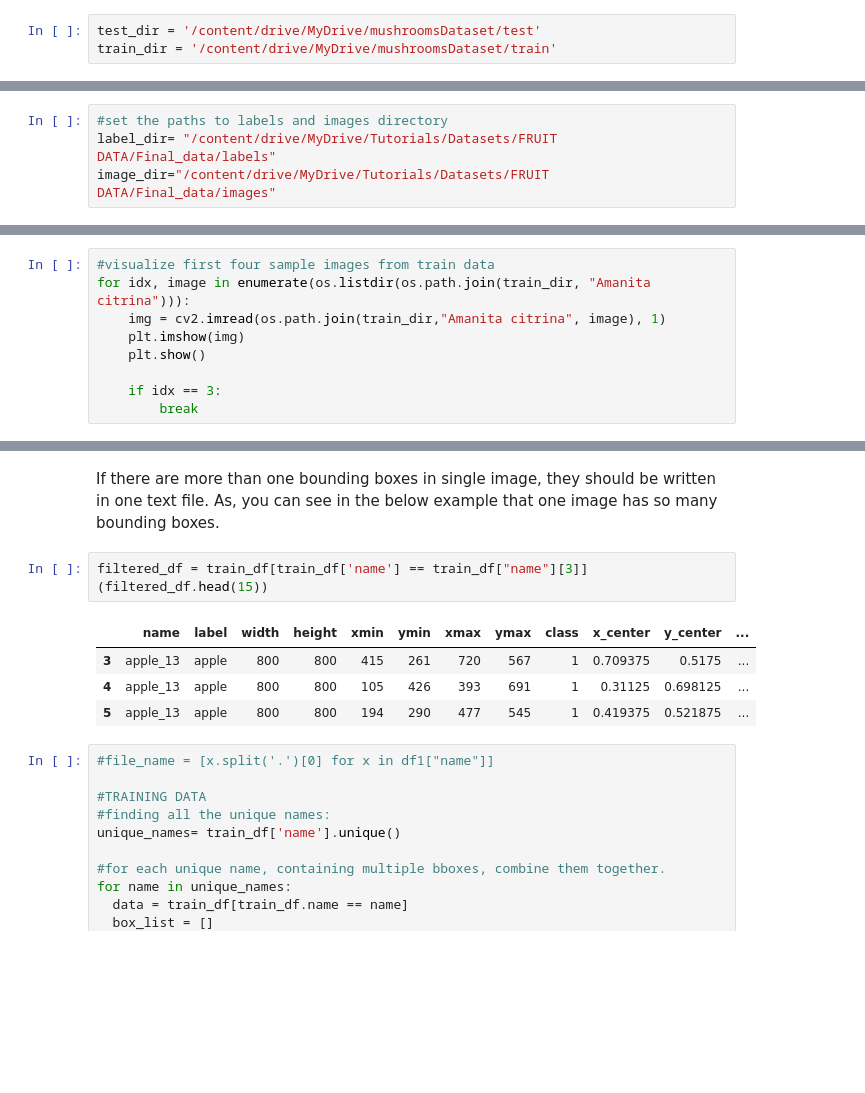
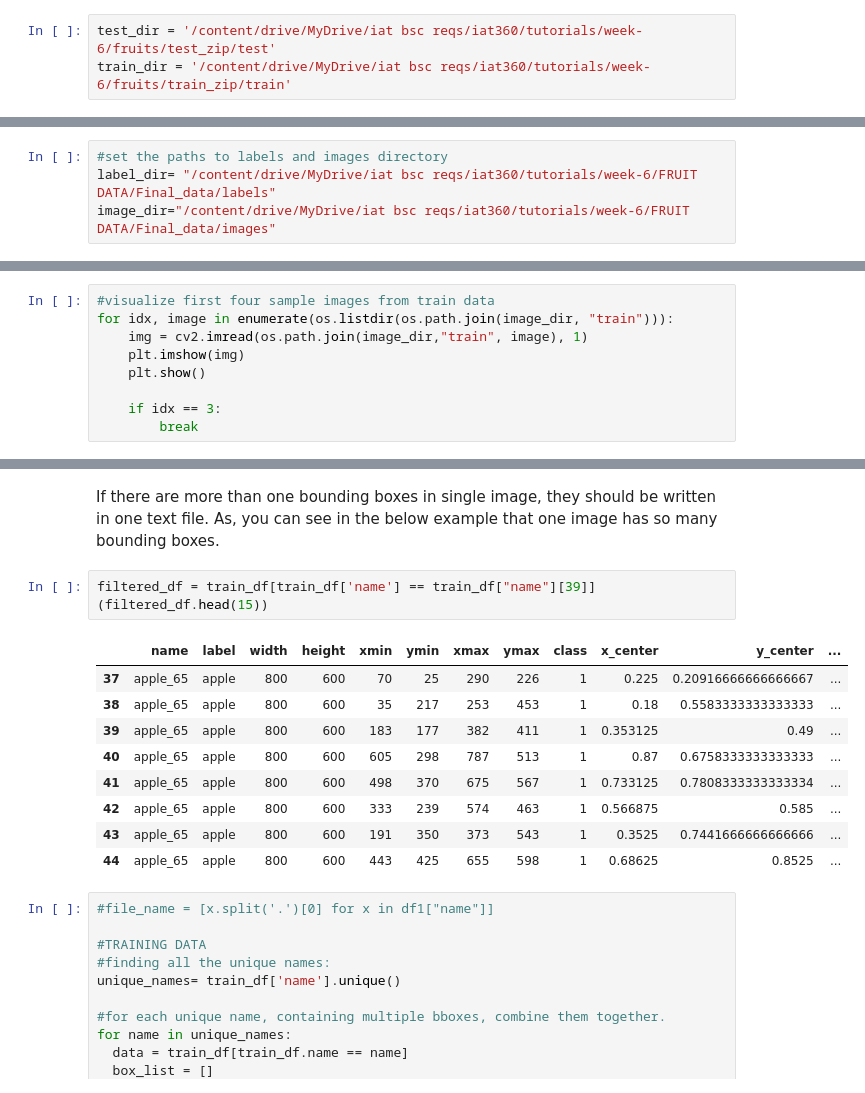
Before and after one commit to 4cekay/B101-Group2-CV-Project, a Jupyter notebook: ComputerVisionProject.ipynb, the cells around one changed output, grey strips where cells are left out. Drawn from its saved outputs; the diff is of its cells as text; blank space fills up the shorter version.

```diff
--- a/ComputerVisionProject.ipynb
+++ b/ComputerVisionProject.ipynb
@@ -73,8 +73,8 @@ For preprocessing:
 # %% [markdown]
 Defining paths to train and test folders.
 # %%
-test_dir = '/content/drive/MyDrive/mushroomsDataset/test'
-train_dir = '/content/drive/MyDrive/mushroomsDataset/train'
+test_dir = '/content/drive/MyDrive/iat bsc reqs/iat360/tutorials/week-6/fruits/test_zip/test'
+train_dir = '/content/drive/MyDrive/iat bsc reqs/iat360/tutorials/week-6/fruits/train_zip/train'
 # %% [markdown]
 
 
@@ -99,7 +99,7 @@ os.makedirs('/content/drive/MyDrive/Tutorials/Datasets/FRUIT DATA/Final_data/lab
 # %%
 #set the paths to labels and images directory
-label_dir= "/content/drive/MyDrive/Tutorials/Datasets/FRUIT DATA/Final_data/labels"
-image_dir="/content/drive/MyDrive/Tutorials/Datasets/FRUIT DATA/Final_data/images"
+label_dir= "/content/drive/MyDrive/iat bsc reqs/iat360/tutorials/week-6/FRUIT DATA/Final_data/labels"
+image_dir="/content/drive/MyDrive/iat bsc reqs/iat360/tutorials/week-6/FRUIT DATA/Final_data/images"
 # %% [markdown]
 Copy XML files and jpg files from the train folder to the folders created.
 # %%
@@ -131,7 +137,7 @@ Visualizing somme pictures from the dataset
 # %%
 #visualize first four sample images from train data
-for idx, image in enumerate(os.listdir(os.path.join(train_dir, "Amanita citrina"))):
-    img = cv2.imread(os.path.join(train_dir,"Amanita citrina", image), 1)
+for idx, image in enumerate(os.listdir(os.path.join(image_dir, "train"))):
+    img = cv2.imread(os.path.join(image_dir,"train", image), 1)
     plt.imshow(img)
     plt.show()
 
@@ -425,13 +435,18 @@ val_df = val_df.astype(str)
 # %% [markdown]
 If there are more than one bounding boxes in single image, they should be written in one text file. As, you can see in the below example that one image has so many bounding boxes.
 # %%
-filtered_df = train_df[train_df['name'] == train_df["name"][3]]
+filtered_df = train_df[train_df['name'] == train_df["name"][39]]
 (filtered_df.head(15))
 # %% [output]
 |  | name | label | width | height | xmin | ymin | xmax | ymax | class | x_center | y_center | ... |
-| 3 | apple_13 | apple | 800 | 800 | 415 | 261 | 720 | 567 | 1 | 0.709375 | 0.5175 | ... |
-| 4 | apple_13 | apple | 800 | 800 | 105 | 426 | 393 | 691 | 1 | 0.31125 | 0.698125 | ... |
-| 5 | apple_13 | apple | 800 | 800 | 194 | 290 | 477 | 545 | 1 | 0.419375 | 0.521875 | ... |
+| 37 | apple_65 | apple | 800 | 600 | 70 | 25 | 290 | 226 | 1 | 0.225 | 0.20916666666666667 | ... |
+| 38 | apple_65 | apple | 800 | 600 | 35 | 217 | 253 | 453 | 1 | 0.18 | 0.5583333333333333 | ... |
+| 39 | apple_65 | apple | 800 | 600 | 183 | 177 | 382 | 411 | 1 | 0.353125 | 0.49 | ... |
+| 40 | apple_65 | apple | 800 | 600 | 605 | 298 | 787 | 513 | 1 | 0.87 | 0.6758333333333333 | ... |
+| 41 | apple_65 | apple | 800 | 600 | 498 | 370 | 675 | 567 | 1 | 0.733125 | 0.7808333333333334 | ... |
+| 42 | apple_65 | apple | 800 | 600 | 333 | 239 | 574 | 463 | 1 | 0.566875 | 0.585 | ... |
+| 43 | apple_65 | apple | 800 | 600 | 191 | 350 | 373 | 543 | 1 | 0.3525 | 0.7441666666666666 | ... |
+| 44 | apple_65 | apple | 800 | 600 | 443 | 425 | 655 | 598 | 1 | 0.68625 | 0.8525 | ... |
 # %%
 #file_name = [x.split('.')[0] for x in df1["name"]]
 
```
Also changed, not shown: parts of 28 cells of this notebook.
